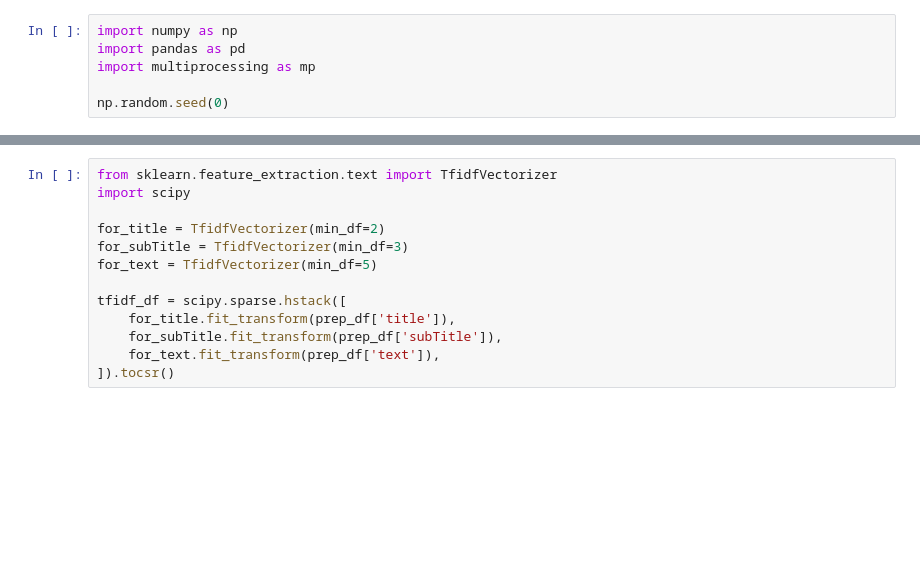
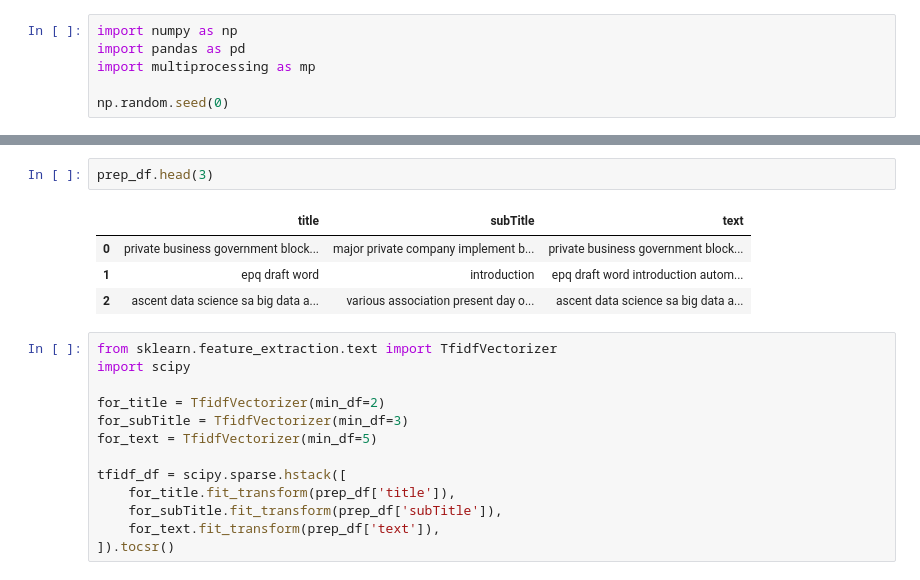
Before and after one commit to ummagumm-a/search_engine, a Jupyter notebook: ml_part.ipynb, the cells around one changed output, grey strips where cells are left out. Cells and saved outputs as stored; diff of their text form; blank space fills up the shorter version.

```diff
--- a/ml_part.ipynb
+++ b/ml_part.ipynb
@@ -10,3 +17,10 @@ prep_df = pd.read_csv('data/prep_df.csv').applymap(str)
+# %%
+prep_df.head(3)
+# %% [output]
+|  | title | subTitle | text |
+| 0 | private business government block... | major private company implement b... | private business government block... |
+| 1 | epq draft word | introduction | epq draft word introduction autom... |
+| 2 | ascent data science sa big data a... | various association present day o... | ascent data science sa big data a... |
 # %%
 from sklearn.feature_extraction.text import TfidfVectorizer
 import scipy
```
Also changed, not shown: parts of 18 cells of this notebook, 8 other files.
